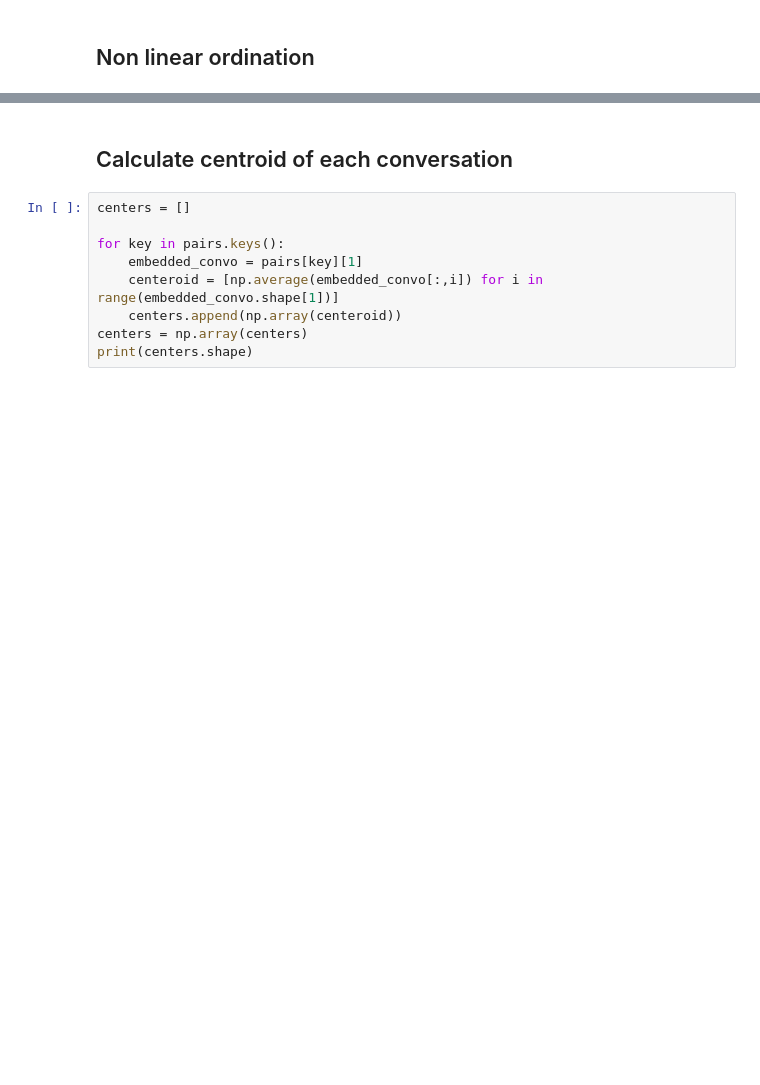
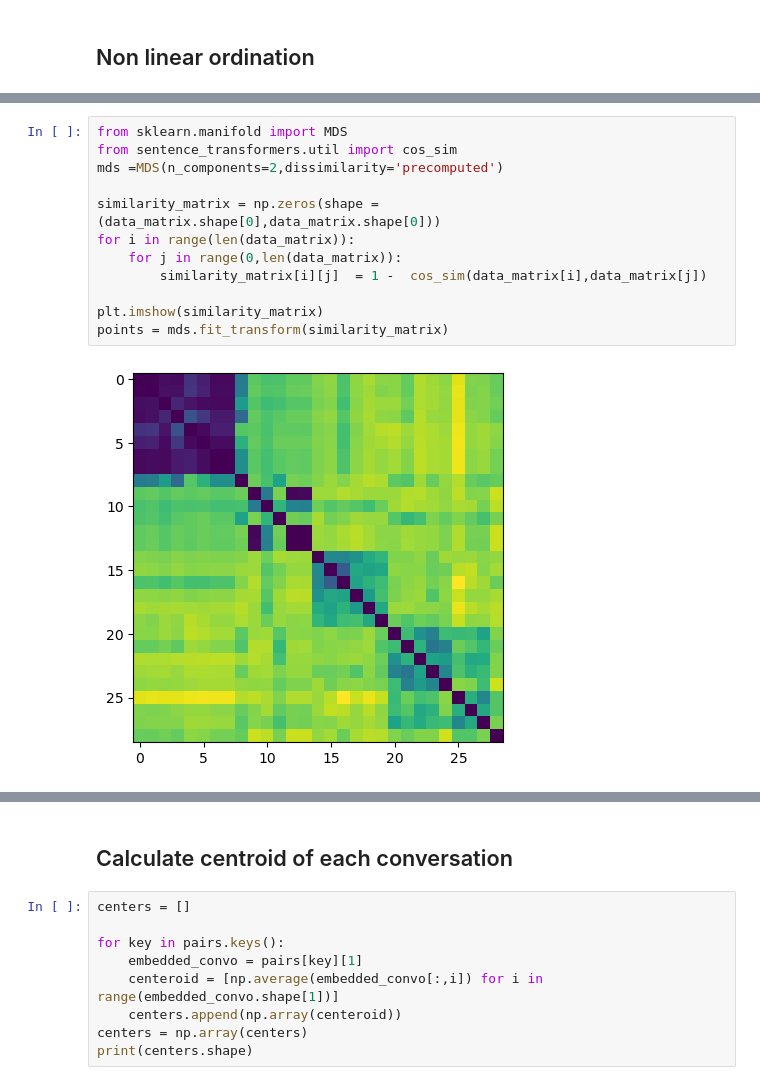
Before and after one commit to ivonr7/Wild_Chat_Experiments, a Jupyter notebook: viz_embedding.ipynb, the cells around one changed output, grey strips where cells are left out. Saved outputs shown, nothing was run; the diff lists cells and outputs as text; blank space fills up the shorter version.

```diff
--- a/viz_embedding.ipynb
+++ b/viz_embedding.ipynb
@@ -149,0 +142,14 @@ for i,question in enumerate(reduced):
+# %%
+from sklearn.manifold import MDS
+from sentence_transformers.util import cos_sim
+mds =MDS(n_components=2,dissimilarity='precomputed')
+
+similarity_matrix = np.zeros(shape = (data_matrix.shape[0],data_matrix.shape[0]))
+for i in range(len(data_matrix)):
+    for j in range(0,len(data_matrix)):
+        similarity_matrix[i][j]  = 1 -  cos_sim(data_matrix[i],data_matrix[j])
+
+plt.imshow(similarity_matrix)
+points = mds.fit_transform(similarity_matrix)
+# %% [output]
+[figure, added]
```
Also changed, not shown: parts of 6 cells of this notebook, 1 other file.
